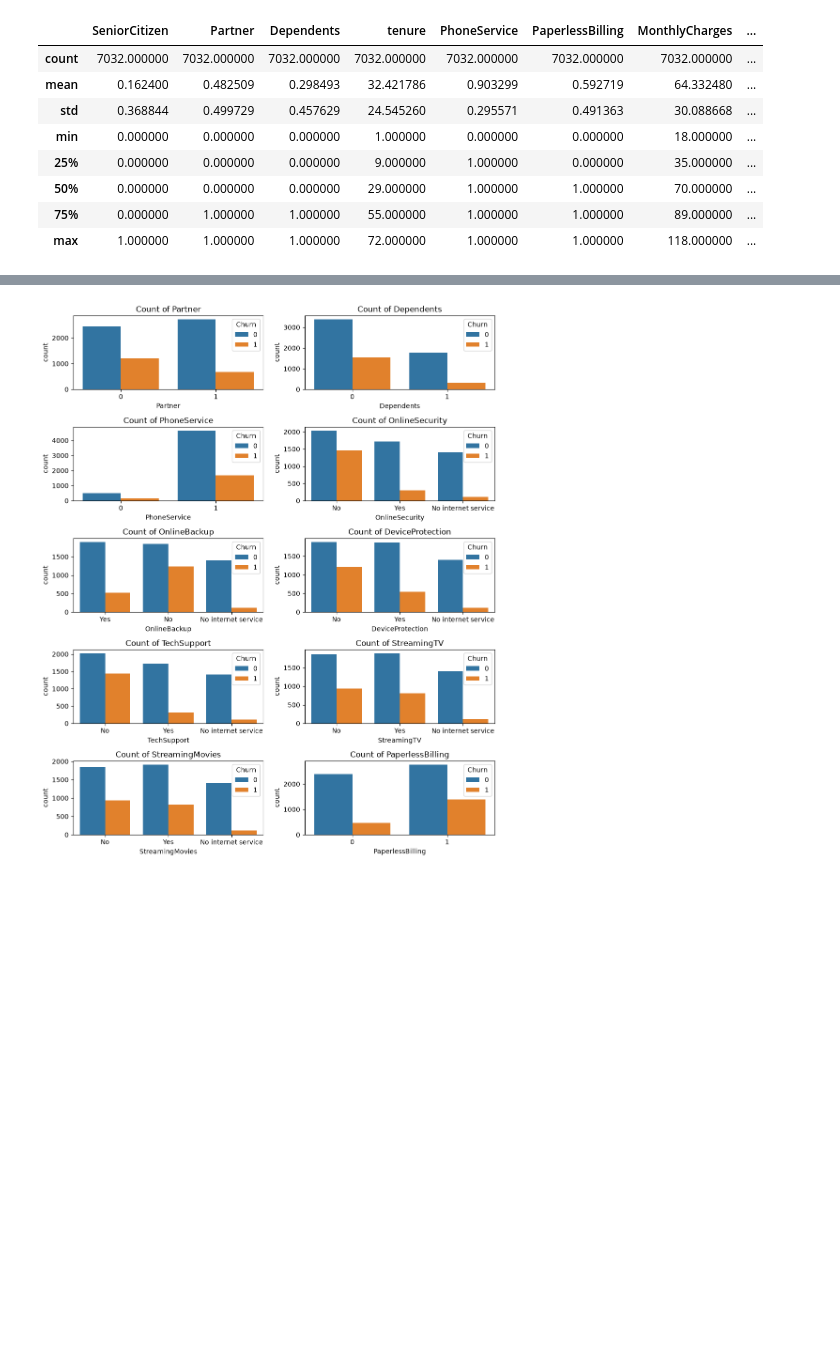
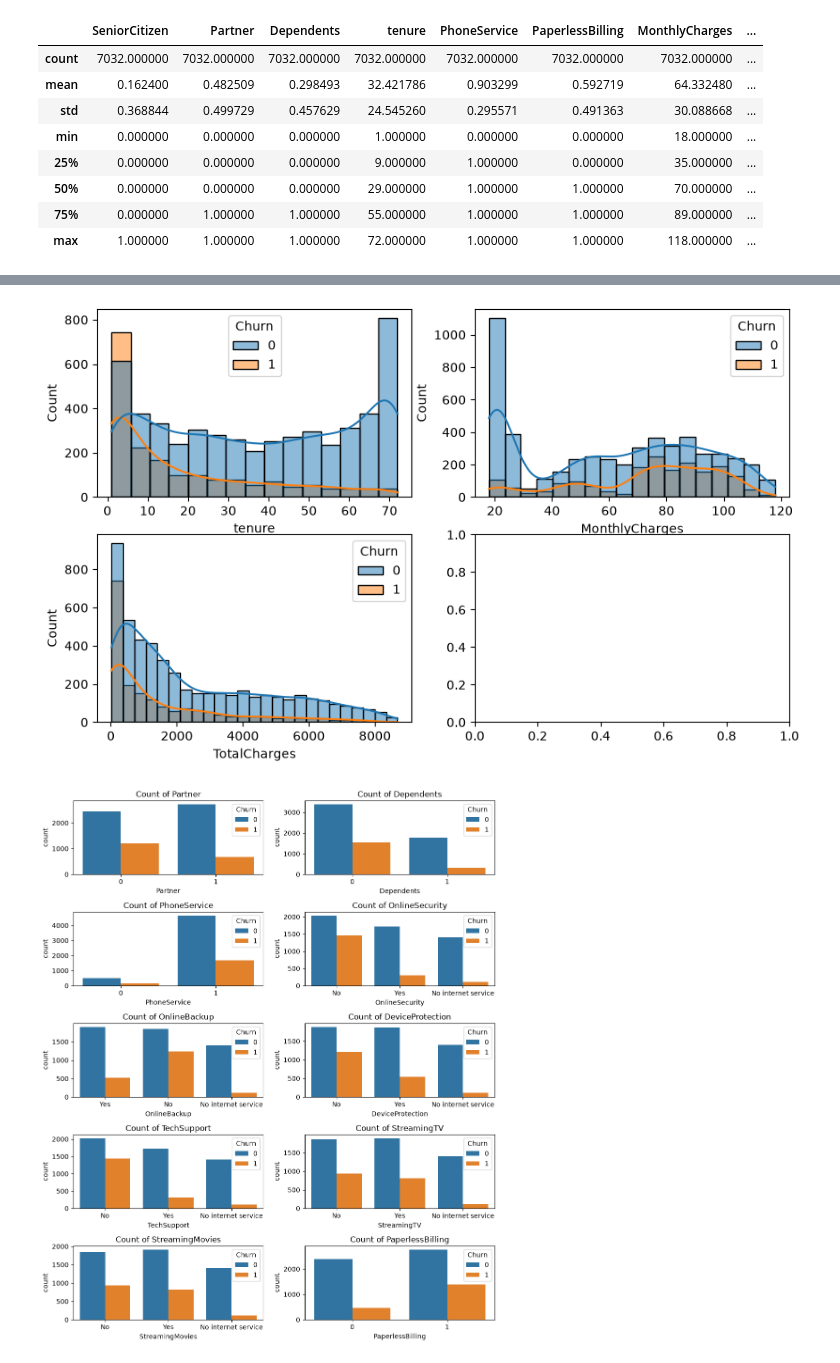
Before and after one commit to MANDEEP9711/telco-customer-churn-prediction, a Jupyter notebook: notebook/02_eda.ipynb, the cells around one changed output, grey strips where cells are left out. Cells and saved outputs as stored; diff of their text form; code cells hidden in the pictures; blank space fills up the shorter version.

```diff
--- a/notebook/02_eda.ipynb
+++ b/notebook/02_eda.ipynb
@@ -85,3 +78,10 @@ plt.show()
+# %%
+numeric_cols = ["tenure", "MonthlyCharges", "TotalCharges"]
+f,axis=plt.subplots(2,2, figsize=(10,6))
+for i, col in enumerate(numeric_cols):
+    sns.histplot(data=df, x=col, ax=axis[i//2,i%2],kde=True,hue="Churn")
+# %% [output]
+[figure, added]
 # %%
 col=['Partner','Dependents','PhoneService','OnlineSecurity','OnlineBackup','DeviceProtection','TechSupport','StreamingTV','StreamingMovies','PaperlessBilling']
 cols = [
```
Also changed, not shown: parts of 2 cells of this notebook, 1 other file.
